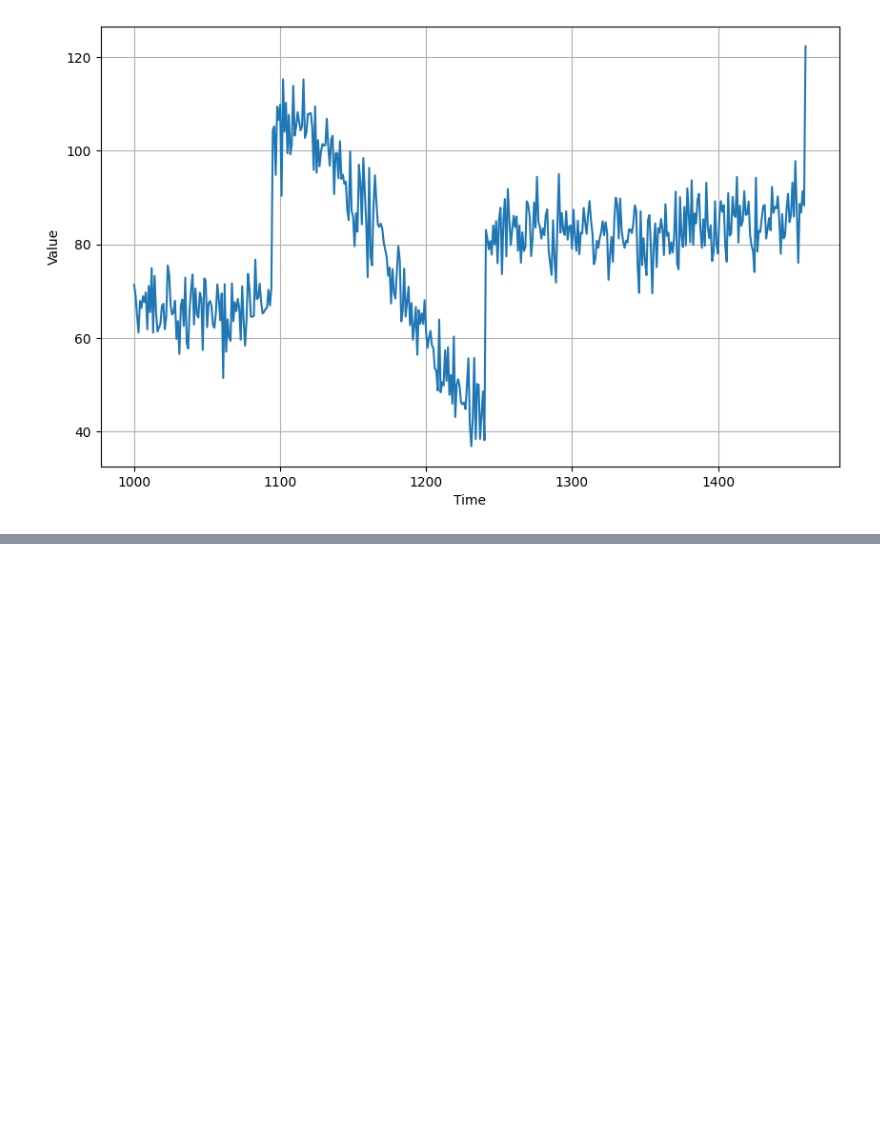
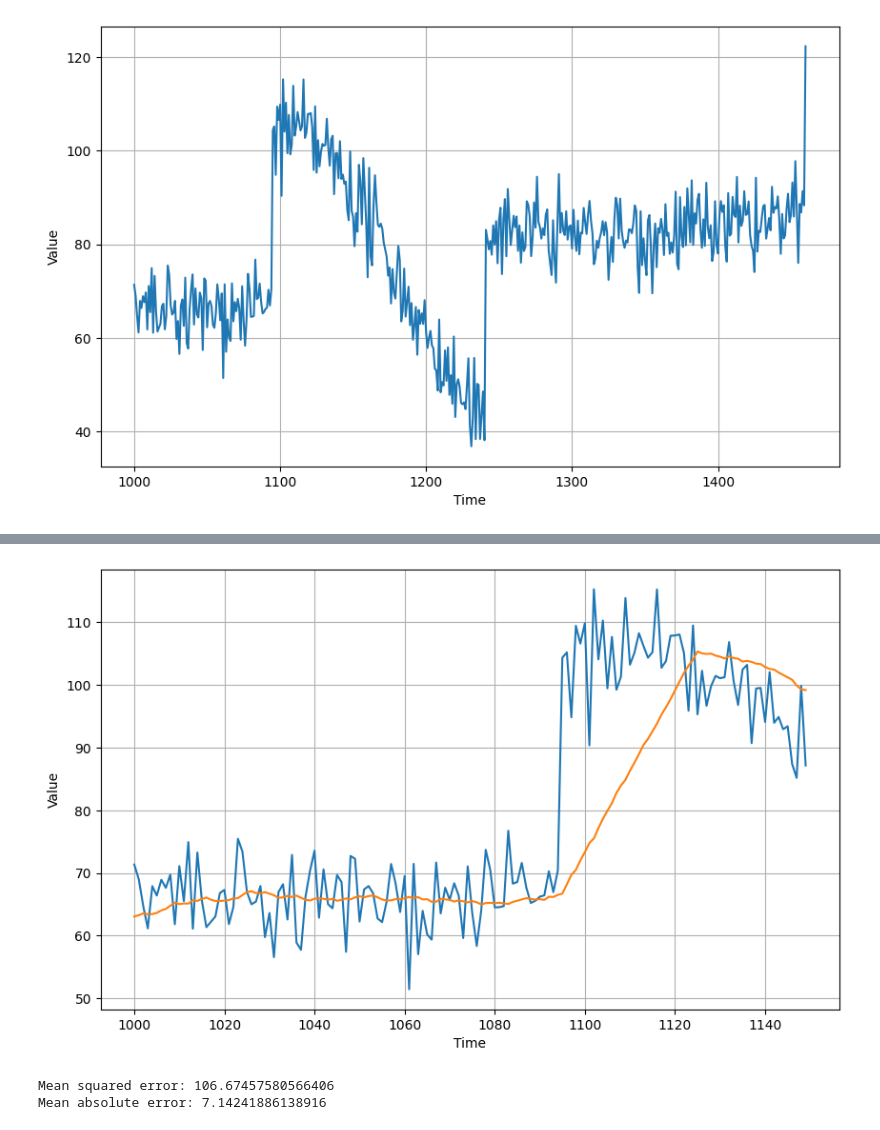
Before and after one commit to shielamms/Tensorflow-Notebooks, a Jupyter notebook: Statistical_Forecasting_with_Synthetic_Time_Series_Data.ipynb, the cells around one changed output, grey strips where cells are left out. Cells and saved outputs as stored; diff of their text form; code cells hidden in the pictures; blank space fills up the shorter version.

```diff
--- a/Statistical_Forecasting_with_Synthetic_Time_Series_Data.ipynb
+++ b/Statistical_Forecasting_with_Synthetic_Time_Series_Data.ipynb
@@ -89,0 +148,9 @@ plot_series(time_valid, x_valid)
+# %%
+plot_series(time_valid, (x_valid, moving_avg), start=0, end=150)
+# %% [output]
+[figure, added]
+# %%
+compute_error(x_valid, moving_avg)
+# %% [output]
+Mean squared error: 106.67457580566406
+Mean absolute error: 7.14241886138916
```
Also changed, not shown: parts of 13 cells of this notebook.
